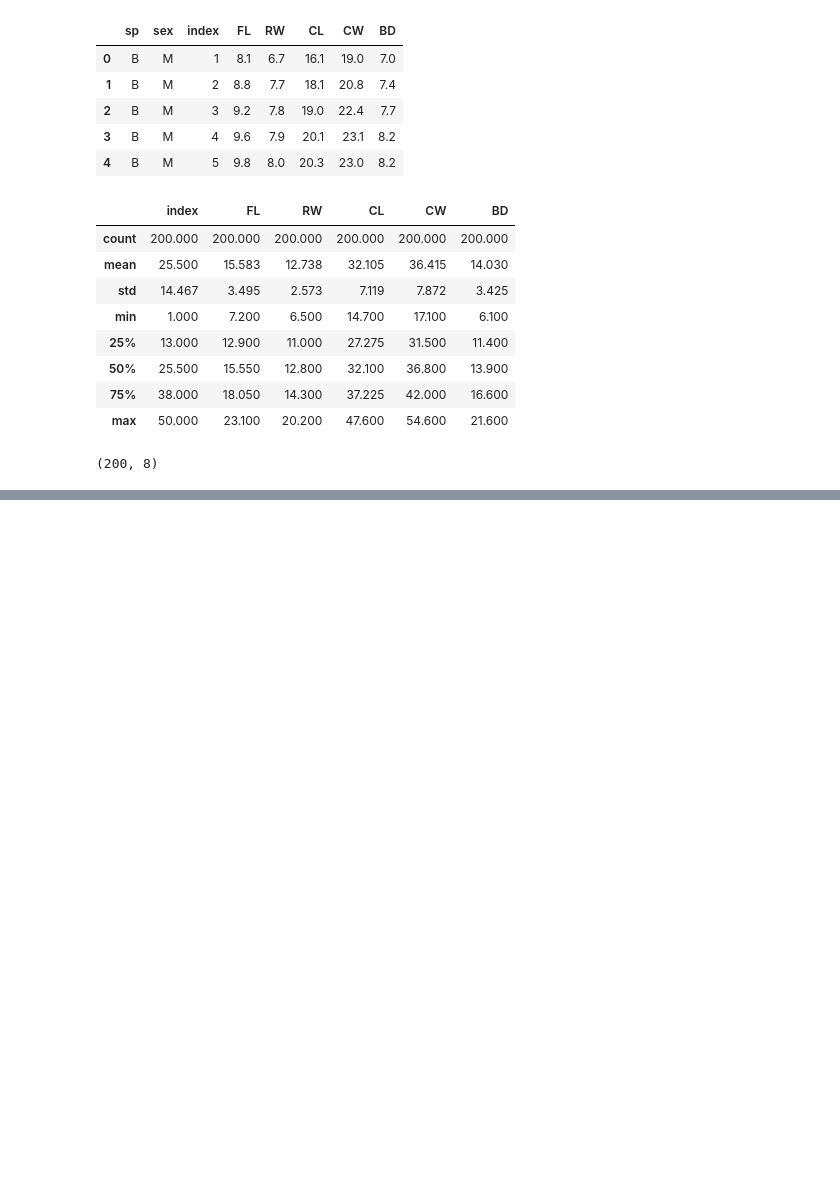
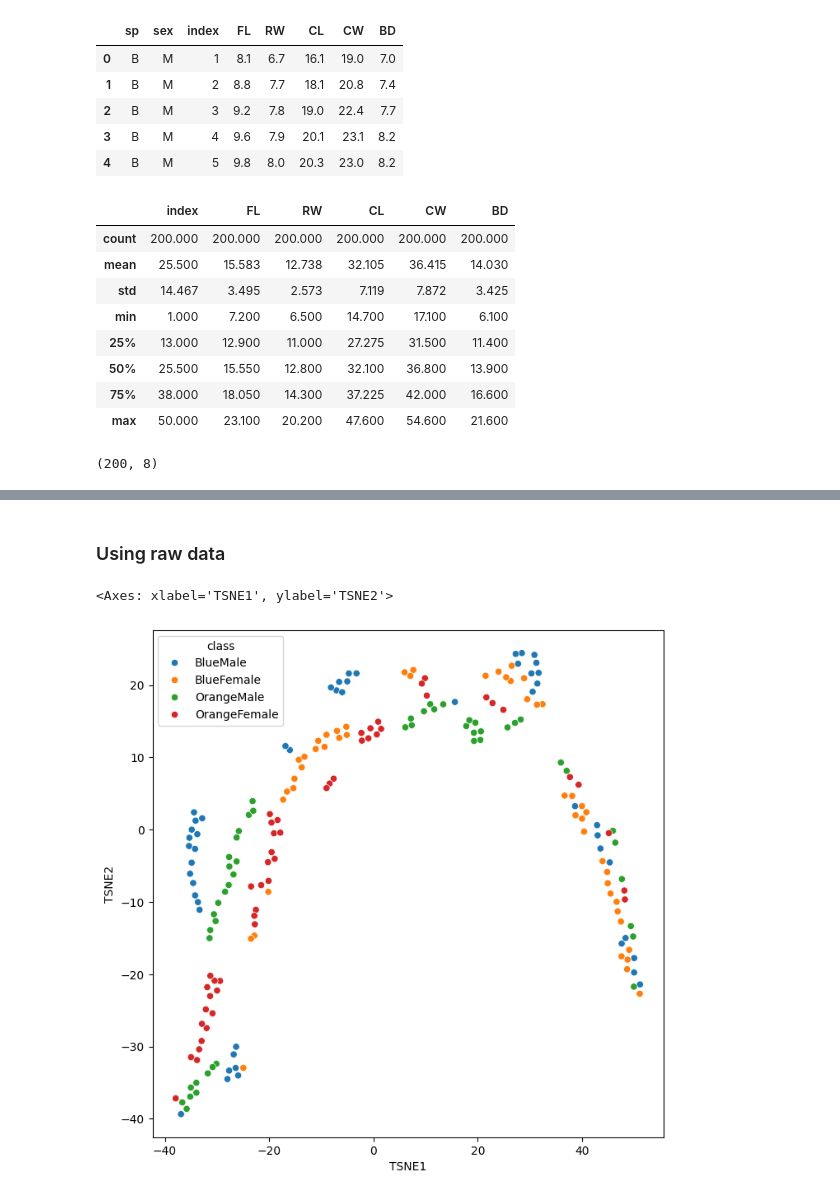
Before and after one commit to PhuIndie/ML-AI, a Jupyter notebook: Visualization/t-SNE.ipynb, the cells around one changed output, grey strips where cells are left out. Saved outputs shown, nothing was run; the diff lists cells and outputs as text; code cells hidden in the pictures; blank space fills up the shorter version.

```diff
--- a/Visualization/t-SNE.ipynb
+++ b/Visualization/t-SNE.ipynb
@@ -39,3 +46,8 @@ crabs.shape
 (200, 8)
 # %%
 crabs_data = crabs.rename(columns={'sp':'species','FL':'Frontal Lobe', 'RW':'Rear Width', 'CL':'Carapage Midline', 'CW':'Maximum Width', 'BD':'Body Depth'})
+
+crabs_data['species'] = crabs_data['species'].map({'B':'Blue', 'O':'Orange'})
+crabs_data['sex'] = crabs_data['sex'].map({'M':'Male', 'F':'Female'})
+# %%
+crabs_data['class'] = crabs_data.species + crabs_data.sex
@@ -41,0 +68,3 @@ crabs_data = crabs.rename(columns={'sp':'species','FL':'Frontal Lobe', 'RW':'Rea
+# %%
+data_columns = ['Frontal Lobe', 'Rear Width','Carapage Midline','Maximum Width', 'Body Depth']
+crabs_data[data_columns].describe()
@@ -41,0 +84,12 @@ crabs_data = crabs.rename(columns={'sp':'species','FL':'Frontal Lobe', 'RW':'Rea
+# %% [markdown]
+### Using raw data
+# %%
+# 2 Dimension
+crabs_tsne = TSNE(n_components = 2, perplexity = 10, n_iter=2000, init='random').fit_transform(crabs_data[data_columns])
+crabs_data[['TSNE1', 'TSNE2']] = crabs_tsne
+
+fig = plt.figure(figsize=(8,8))
+sns.scatterplot(x='TSNE1', y='TSNE2', hue='class', data=crabs_data)
+# %% [output]
+<Axes: xlabel='TSNE1', ylabel='TSNE2'>
+[figure, added]
```
Also changed, not shown: parts of 20 cells of this notebook, 9 other files.
